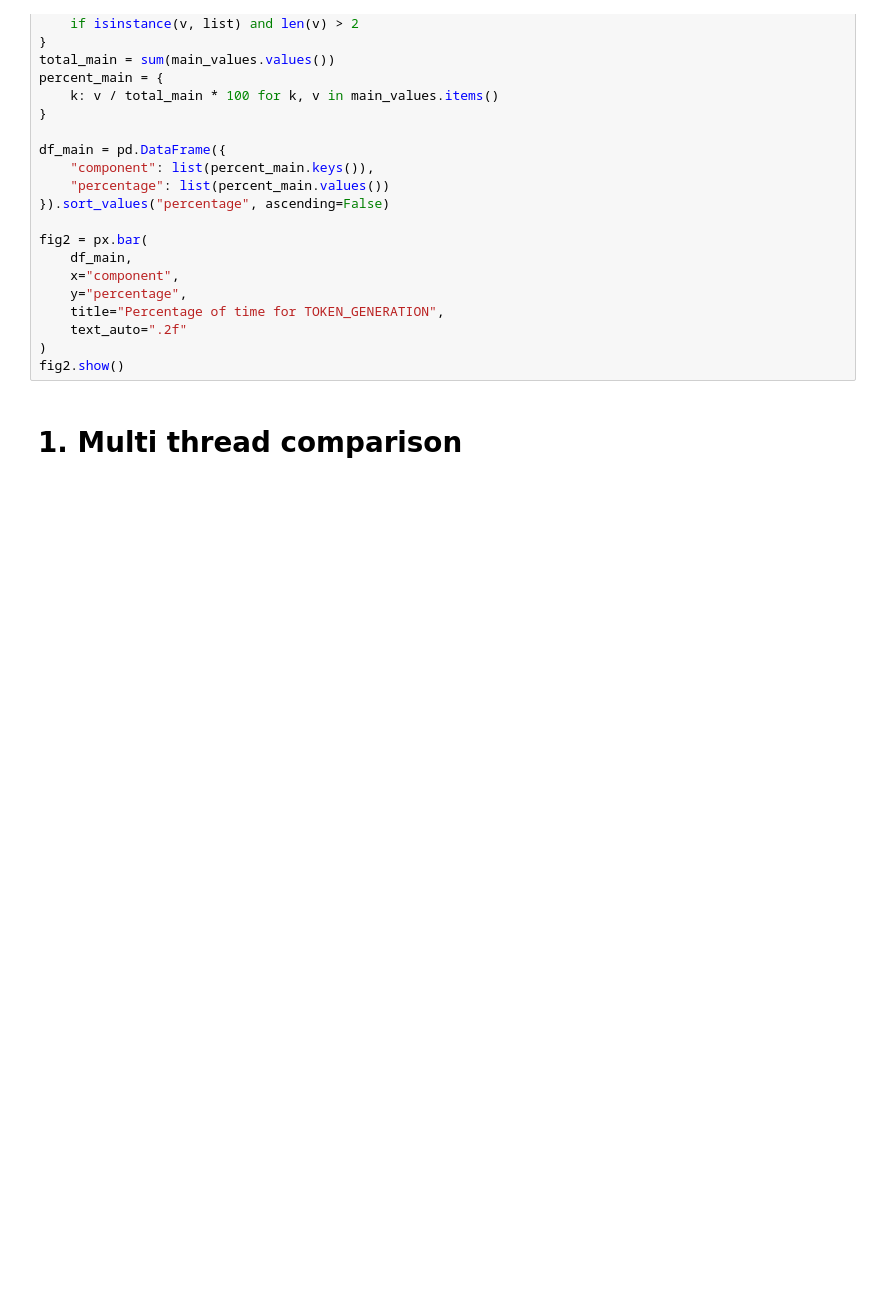
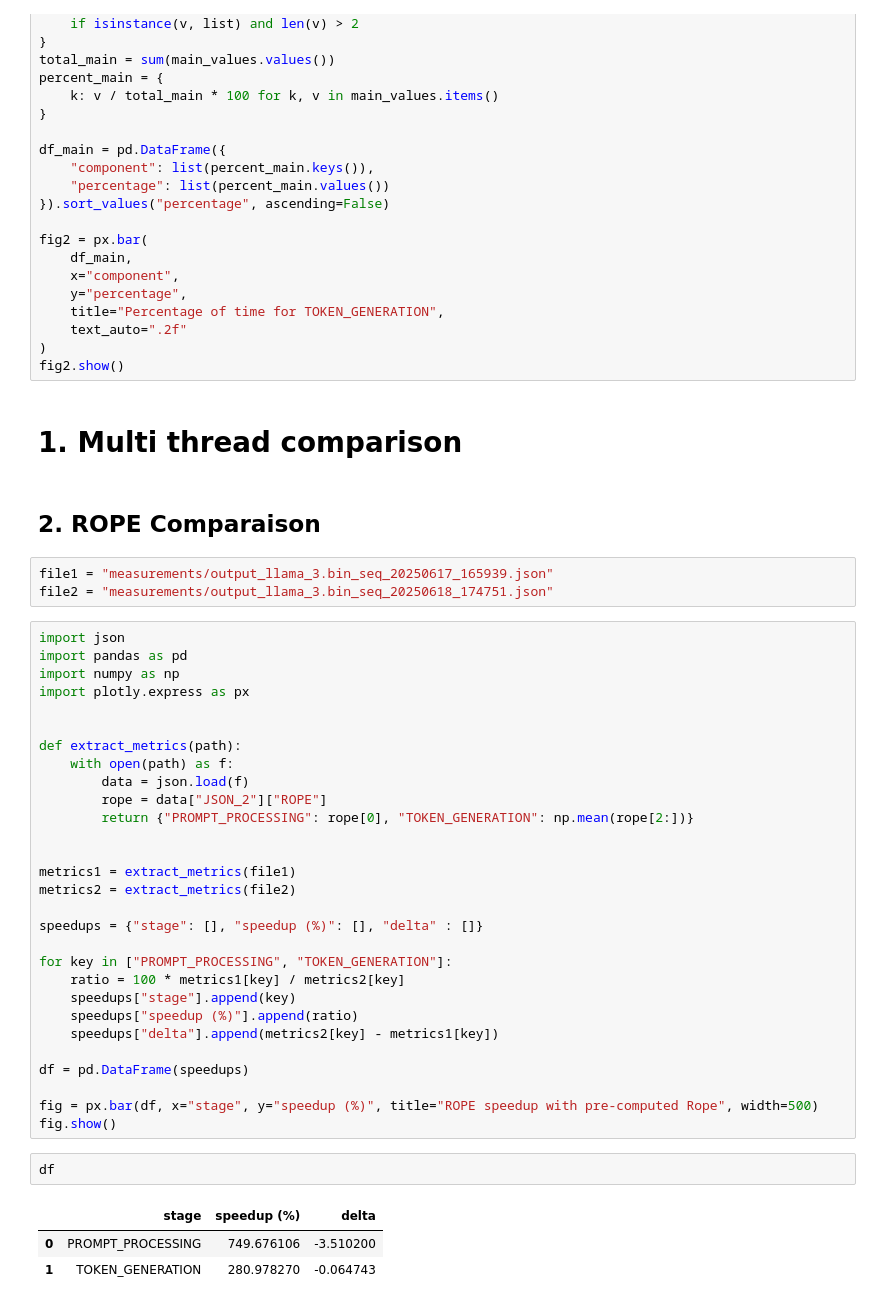
Before and after one commit to Ced/clift, a Jupyter notebook: profilling.ipynb, the cells around one changed output. Cells and saved outputs as stored; diff of their text form; blank space fills up the shorter version.

Commit message:
rework: Rework of instrumentor + new measurements

```diff
--- a/profilling.ipynb
+++ b/profilling.ipynb
@@ -316,3 +318,43 @@ fig2 = px.bar(
 fig2.show()
 # %% [markdown]
 # 1. Multi thread comparison
+# %% [markdown]
+## 2. ROPE Comparaison
+# %%
+file1 = "measurements/output_llama_3.bin_seq_20250617_165939.json"
+file2 = "measurements/output_llama_3.bin_seq_20250618_174751.json"
+# %%
+import json
+import pandas as pd
+import numpy as np
+import plotly.express as px
+
+
+def extract_metrics(path):
+    with open(path) as f:
+        data = json.load(f)
+        rope = data["JSON_2"]["ROPE"]
+        return {"PROMPT_PROCESSING": rope[0], "TOKEN_GENERATION": np.mean(rope[2:])}
+
+
+metrics1 = extract_metrics(file1)
+metrics2 = extract_metrics(file2)
+
+speedups = {"stage": [], "speedup (%)": [], "delta" : []}
+
+for key in ["PROMPT_PROCESSING", "TOKEN_GENERATION"]:
+    ratio = 100 * metrics1[key] / metrics2[key]
+    speedups["stage"].append(key)
+    speedups["speedup (%)"].append(ratio)
+    speedups["delta"].append(metrics2[key] - metrics1[key])
+
+df = pd.DataFrame(speedups)
+
+fig = px.bar(df, x="stage", y="speedup (%)", title="ROPE speedup with pre-computed Rope", width=500)
+fig.show()
+# %%
+df
+# %% [output]
+|  | stage | speedup (%) | delta |
+| 0 | PROMPT_PROCESSING | 749.676106 | -3.510200 |
+| 1 | TOKEN_GENERATION | 280.978270 | -0.064743 |
```
Also changed, not shown: parts of 6 cells of this notebook, 1 other file.
